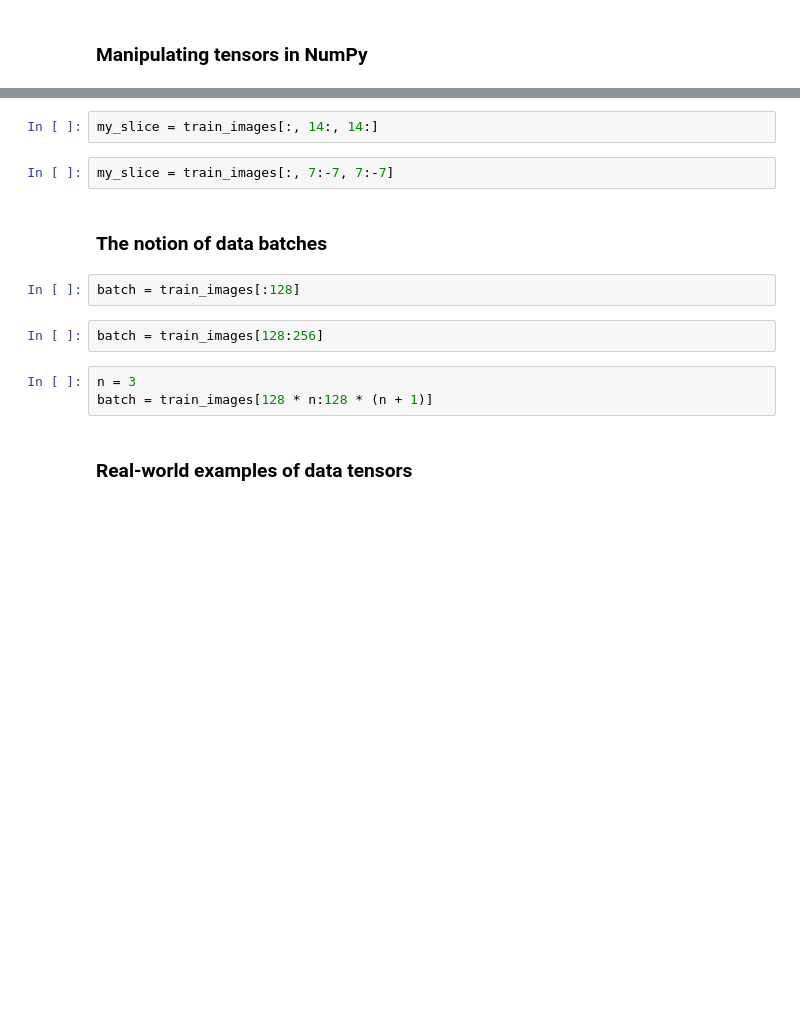
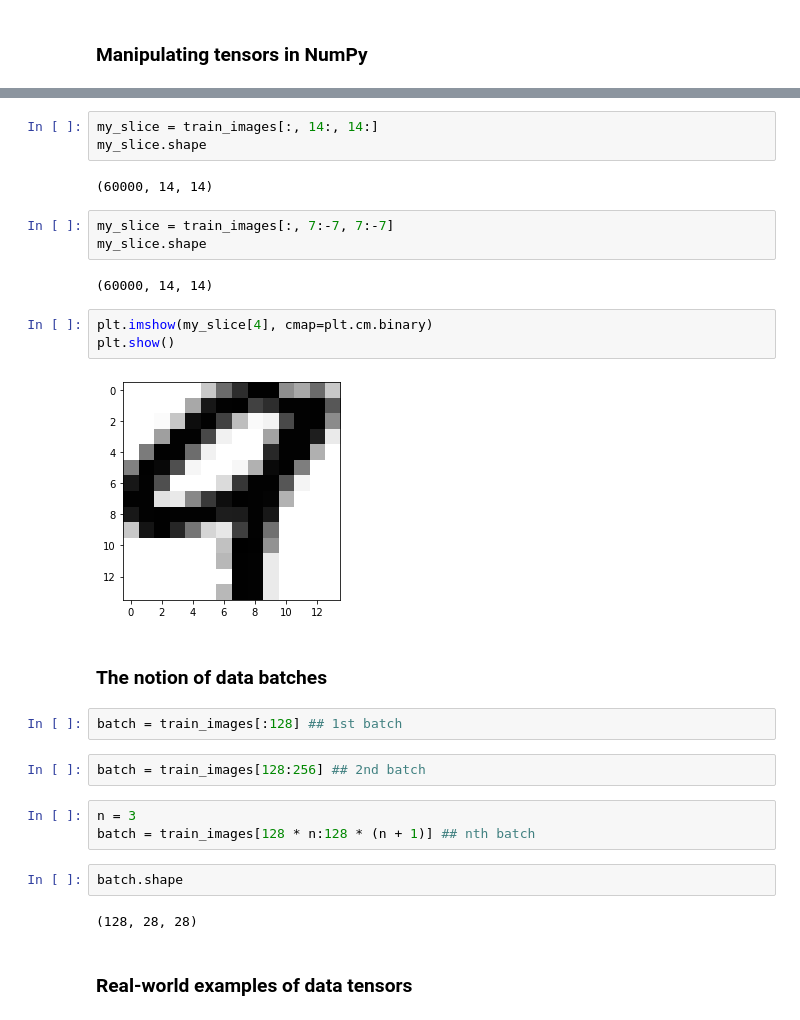
Before and after one commit to HyungjooAhn1/AIDL, a Jupyter notebook: chapter02_mathematical-building-blocks.ipynb, the cells around one changed output, grey strips where cells are left out. Cells and saved outputs as stored; diff of their text form; blank space fills up the shorter version.

```diff
--- a/chapter02_mathematical-building-blocks.ipynb
+++ b/chapter02_mathematical-building-blocks.ipynb
@@ -139,16 +208,31 @@ my_slice.shape
 # %%
 my_slice = train_images[:, 14:, 14:]
+my_slice.shape
+# %% [output]
+(60000, 14, 14)
 # %%
 my_slice = train_images[:, 7:-7, 7:-7]
+my_slice.shape
+# %% [output]
+(60000, 14, 14)
+# %%
+plt.imshow(my_slice[4], cmap=plt.cm.binary)
+plt.show()
+# %% [output]
+[figure, added]
 # %% [markdown]
 ### The notion of data batches
 # %%
-batch = train_images[:128]
+batch = train_images[:128] ## 1st batch
 # %%
-batch = train_images[128:256]
+batch = train_images[128:256] ## 2nd batch
 # %%
 n = 3
-batch = train_images[128 * n:128 * (n + 1)]
+batch = train_images[128 * n:128 * (n + 1)] ## nth batch
+# %%
+batch.shape
+# %% [output]
+(128, 28, 28)
 # %% [markdown]
 ### Real-world examples of data tensors
 # %% [markdown]
```
Also changed, not shown: parts of 46 cells of this notebook.
